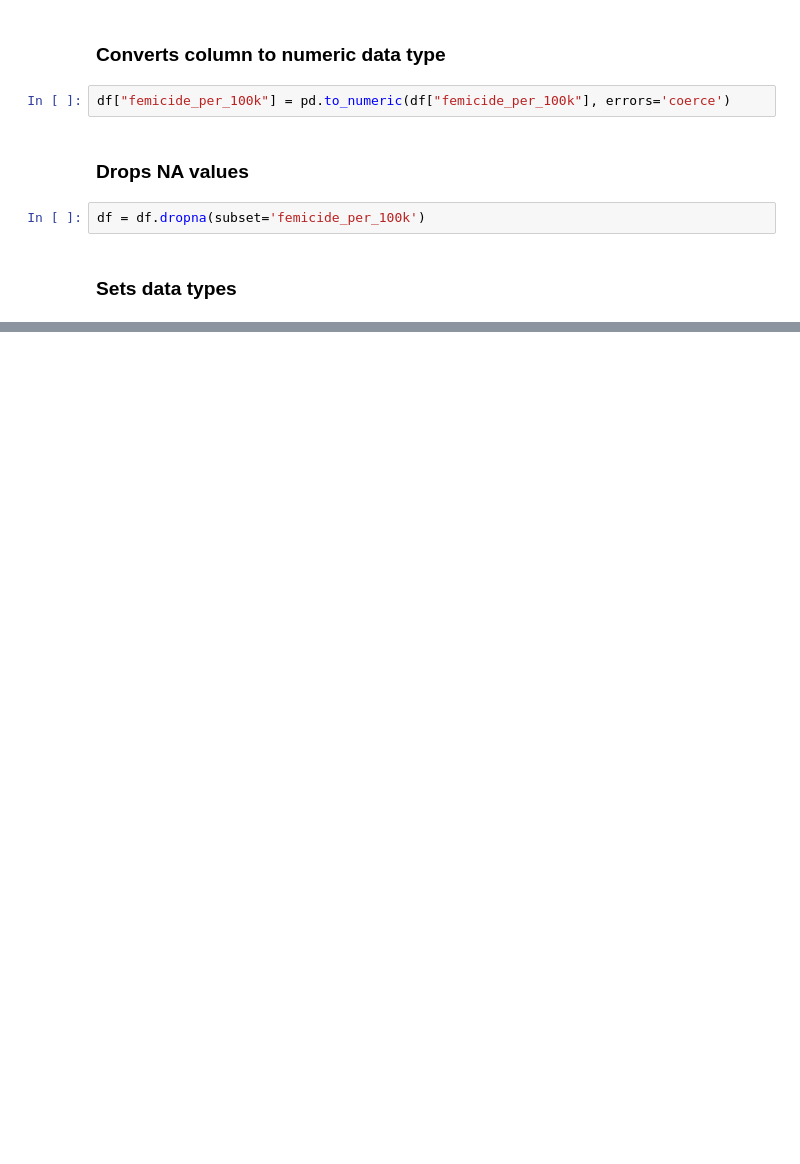
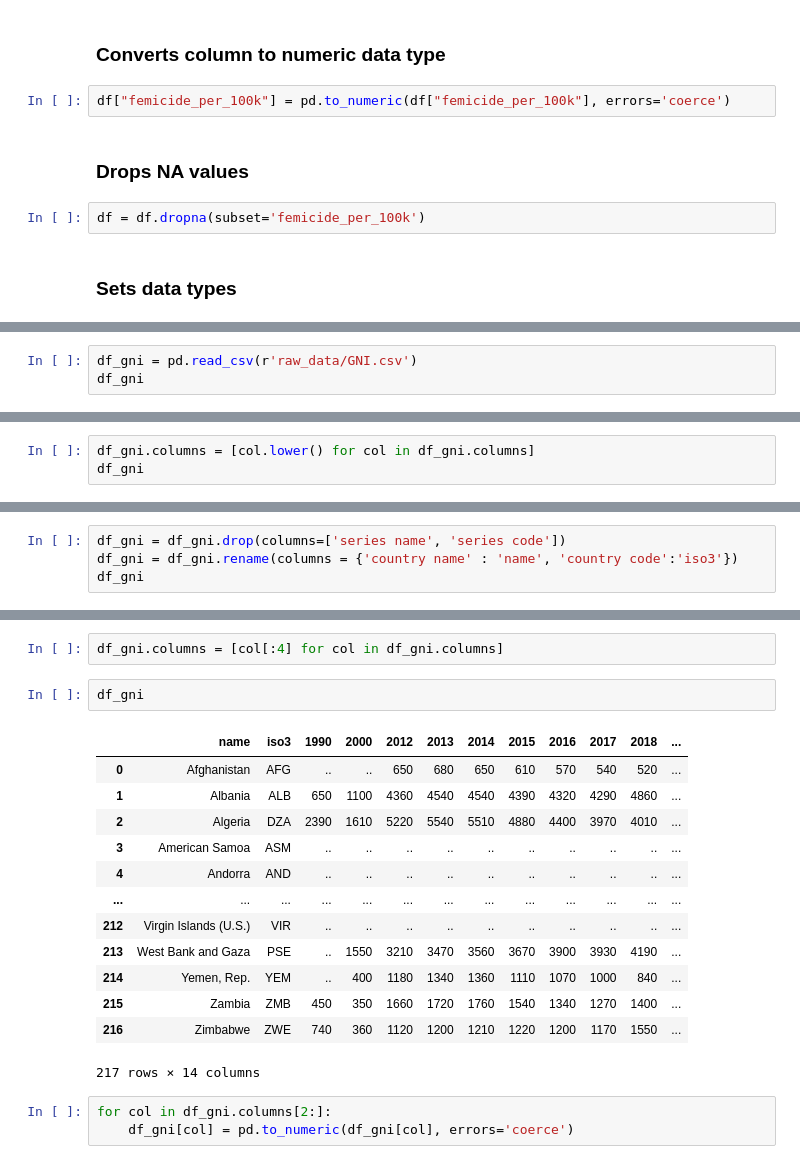
Before and after one commit to Tom-Whittington/Femicide_analysis, a Jupyter notebook: femicide_raw_cleaning.ipynb, the cells around one changed output, grey strips where cells are left out. Cells and saved outputs as stored; diff of their text form; blank space fills up the shorter version.

```diff
--- a/femicide_raw_cleaning.ipynb
+++ b/femicide_raw_cleaning.ipynb
@@ -43,0 +96,3 @@ df.to_csv('df_femicide_cleaned.csv', index=False)
+# %%
+df_gni = pd.read_csv(r'raw_data/GNI.csv')
+df_gni
@@ -43,0 +113,3 @@ df.to_csv('df_femicide_cleaned.csv', index=False)
+# %%
+df_gni.columns = [col.lower() for col in df_gni.columns]
+df_gni
@@ -43,0 +130,4 @@ df.to_csv('df_femicide_cleaned.csv', index=False)
+# %%
+df_gni = df_gni.drop(columns=['series name', 'series code'])
+df_gni = df_gni.rename(columns = {'country name' : 'name', 'country code':'iso3'})
+df_gni
@@ -43,0 +148,21 @@ df.to_csv('df_femicide_cleaned.csv', index=False)
+# %%
+df_gni.columns = [col[:4] for col in df_gni.columns]
+# %%
+df_gni
+# %% [output]
+|  | name | iso3 | 1990 | 2000 | 2012 | 2013 | 2014 | 2015 | 2016 | 2017 | 2018 | ... |
+| 0 | Afghanistan | AFG | .. | .. | 650 | 680 | 650 | 610 | 570 | 540 | 520 | ... |
+| 1 | Albania | ALB | 650 | 1100 | 4360 | 4540 | 4540 | 4390 | 4320 | 4290 | 4860 | ... |
+| 2 | Algeria | DZA | 2390 | 1610 | 5220 | 5540 | 5510 | 4880 | 4400 | 3970 | 4010 | ... |
+| 3 | American Samoa | ASM | .. | .. | .. | .. | .. | .. | .. | .. | .. | ... |
+| 4 | Andorra | AND | .. | .. | .. | .. | .. | .. | .. | .. | .. | ... |
+| ... | ... | ... | ... | ... | ... | ... | ... | ... | ... | ... | ... | ... |
+| 212 | Virgin Islands (U.S.) | VIR | .. | .. | .. | .. | .. | .. | .. | .. | .. | ... |
+| 213 | West Bank and Gaza | PSE | .. | 1550 | 3210 | 3470 | 3560 | 3670 | 3900 | 3930 | 4190 | ... |
+| 214 | Yemen, Rep. | YEM | .. | 400 | 1180 | 1340 | 1360 | 1110 | 1070 | 1000 | 840 | ... |
+| 215 | Zambia | ZMB | 450 | 350 | 1660 | 1720 | 1760 | 1540 | 1340 | 1270 | 1400 | ... |
+| 216 | Zimbabwe | ZWE | 740 | 360 | 1120 | 1200 | 1210 | 1220 | 1200 | 1170 | 1550 | ... |
+217 rows × 14 columns
+# %%
+for col in df_gni.columns[2:]:
+    df_gni[col] = pd.to_numeric(df_gni[col], errors='coerce')
```
Also changed, not shown: parts of 23 cells of this notebook.
